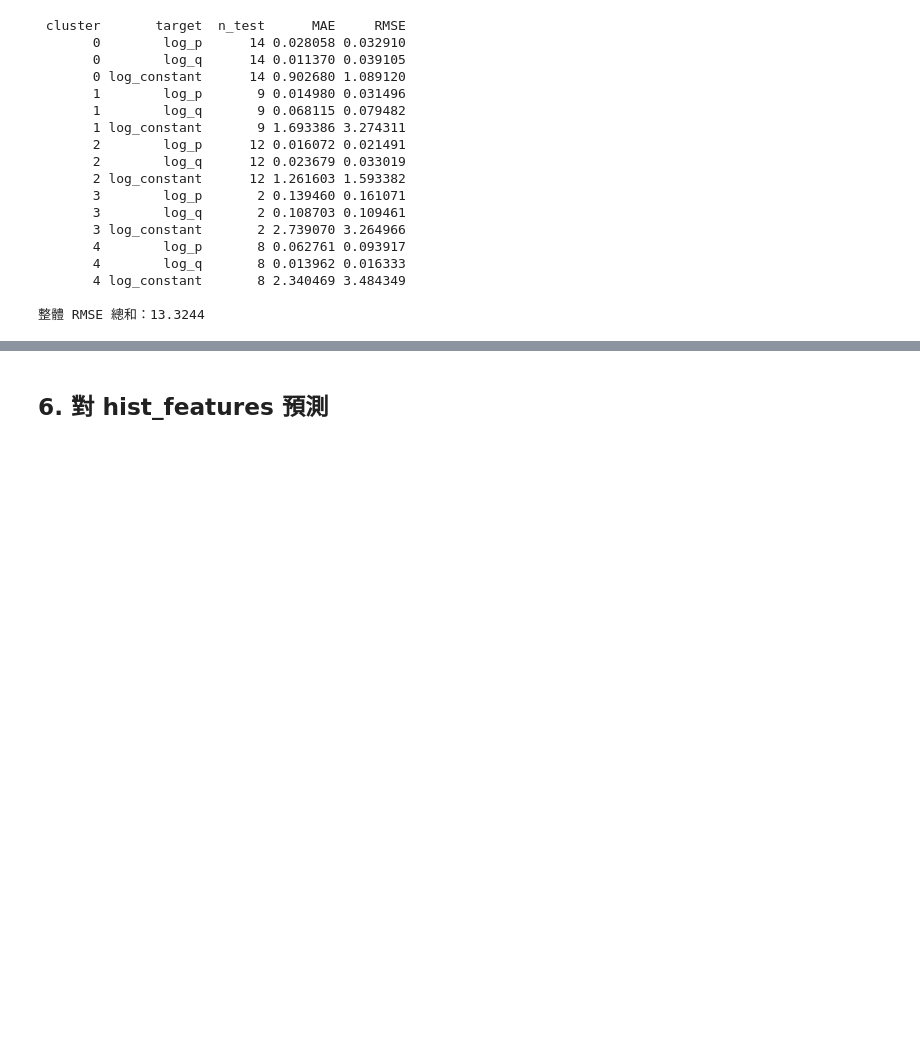
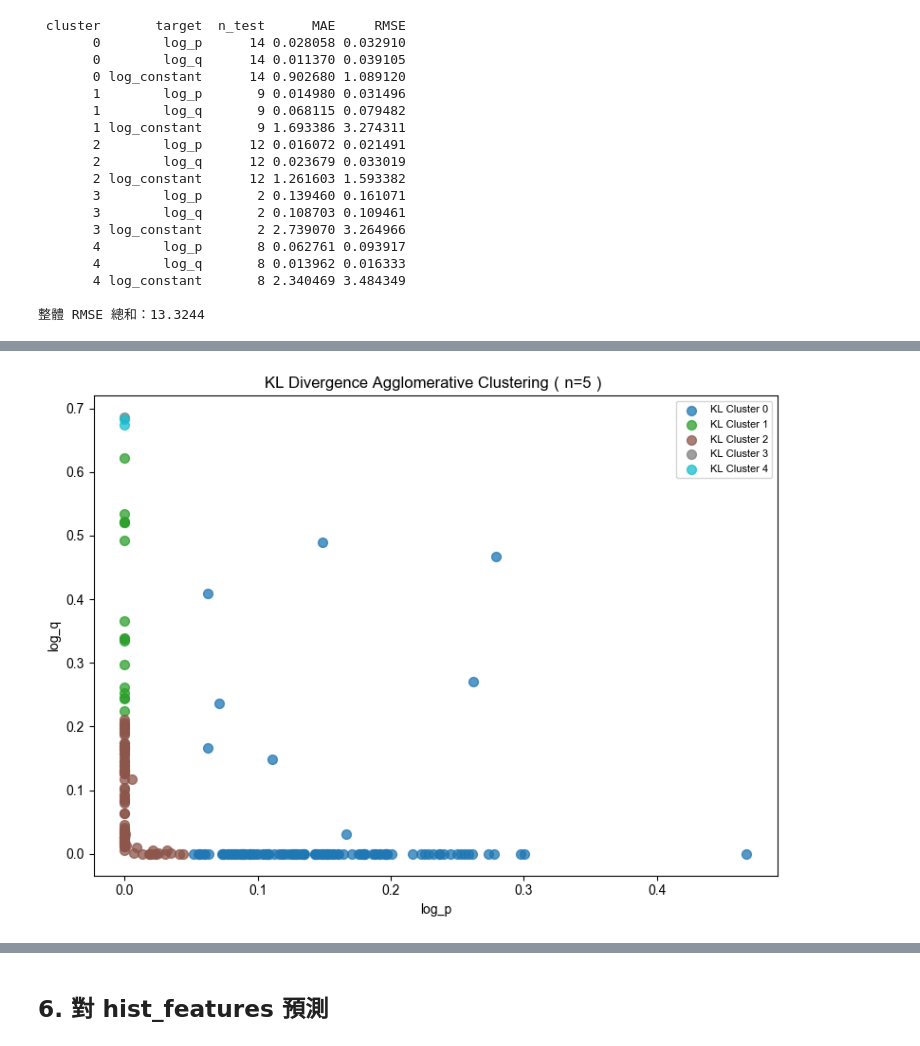
Before and after one commit to jocelyn-chenn/data_augmentation, a Jupyter notebook: notebooks/step3_augmentation.ipynb, the cells around one changed output, grey strips where cells are left out. Saved outputs shown, nothing was run; the diff lists cells and outputs as text; code cells hidden in the pictures; blank space fills up the shorter version.

```diff
--- a/notebooks/step3_augmentation.ipynb
+++ b/notebooks/step3_augmentation.ipynb
@@ -234,0 +359,81 @@ print(f'\n整體 RMSE 總和：{eval_df["RMSE"].sum():.4f}')
+# %%
+from sklearn.cluster import AgglomerativeClustering
+
+T   = 30
+EPS = 1e-10
+N_KL_CLUSTERS = 5
+
+# ── 1. 用 Bass Model 產生 t=1~30 的增量觀看曲線，正規化為機率分布 ──
+df_kl = df[['reels_shortcode', 'p_after4d', 'q_after4d', 'M_after4d',
+            'log_p', 'log_q']].dropna().reset_index(drop=True)
+print(f'有效樣本數：{len(df_kl)}')
+
+def bass_incremental(p, q, M, T=30):
+    p  = max(p, EPS)
+    q  = max(q, EPS)
+    t  = np.arange(1, T + 1)
+    F  = M * (1 - np.exp(-(p + q) * t)) / (1 + (q / p) * np.exp(-(p + q) * t))
+    inc = np.diff(np.concatenate([[0], F]))
+    return np.maximum(inc, 0)
+
+curves = np.array([
+    bass_incremental(r.p_after4d, r.q_after4d, r.M_after4d)
+    for r in df_kl.itertuples()
+])
+# 正規化成機率分布
+row_sums = curves.sum(axis=1, keepdims=True)
+row_sums[row_sums == 0] = 1          # 避免除以零
+curves_prob = curves / row_sums
+
+# ── 2. 對稱 KL Divergence 距離矩陣（223×223）──
+n = len(df_kl)
+
+def sym_kl(P, Q, eps=EPS):
+    P = P + eps;  P /= P.sum()
+    Q = Q + eps;  Q /= Q.sum()
+    return 0.5 * (np.sum(P * np.log(P / Q)) + np.sum(Q * np.log(Q / P)))
+
+dist_mat = np.zeros((n, n))
+for i in range(n):
+    for j in range(i + 1, n):
+        d = sym_kl(curves_prob[i], curves_prob[j])
+        dist_mat[i, j] = d
+        dist_mat[j, i] = d
+
+print(f'距離矩陣 shape：{dist_mat.shape}')
+print(f'非零距離  min={dist_mat[dist_mat > 0].min():.4f}  '
+      f'max={dist_mat.max():.4f}  '
+      f'mean={dist_mat[dist_mat > 0].mean():.4f}')
+
+# ── 3. Agglomerative Clustering（average linkage，自訂距離矩陣）──
+agg = AgglomerativeClustering(
+    n_clusters=N_KL_CLUSTERS, metric='precomputed', linkage='average'
+)
+df_kl['kl_cluster'] = agg.fit_predict(dist_mat)
+
+print('\n各 KL Cluster 大小：')
+print(df_kl['kl_cluster'].value_counts().sort_index().to_string())
+
+print('\n各 Cluster p_after4d / q_after4d mean & std：')
+print(
+    df_kl.groupby('kl_cluster')[['p_after4d', 'q_after4d']]
+         .agg(['mean', 'std']).round(5).to_string()
+)
+
+# ── 4. 散點圖：log_p vs log_q，顏色代表 kl_cluster ──
+cmap_kl = plt.cm.get_cmap('tab10', N_KL_CLUSTERS)
+fig, ax  = plt.subplots(figsize=(8, 6))
+for c in range(N_KL_CLUSTERS):
+    mask_c = df_kl['kl_cluster'] == c
+    ax.scatter(df_kl.loc[mask_c, 'log_p'], df_kl.loc[mask_c, 'log_q'],
+               color=cmap_kl(c), alpha=0.75, s=50, label=f'KL Cluster {c}')
+ax.set_xlabel('log_p')
+ax.set_ylabel('log_q')
+ax.set_title(f'KL Divergence Agglomerative Clustering（n={N_KL_CLUSTERS}）')
+ax.legend(fontsize=8)
+plt.tight_layout()
+kl_path = OUTPUT / 'kl_cluster_viz.png'
+plt.savefig(kl_path, dpi=150)
+plt.show()
+print(f'已儲存：{kl_path}')
+# %% [output]
@@ -234,0 +457 @@ print(f'\n整體 RMSE 總和：{eval_df["RMSE"].sum():.4f}')
+[figure, added]
```
Also changed, not shown: parts of 5 cells of this notebook, 4 other files.
